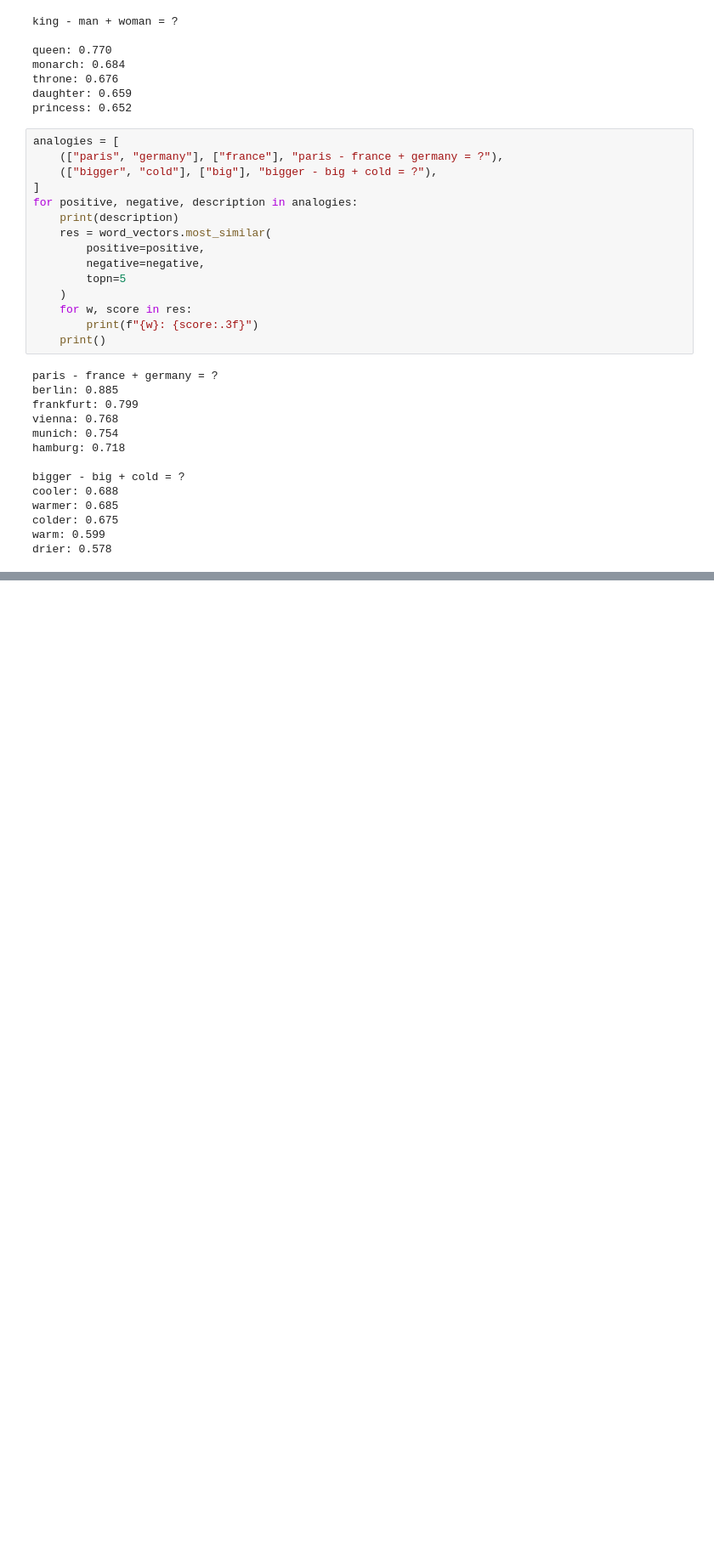
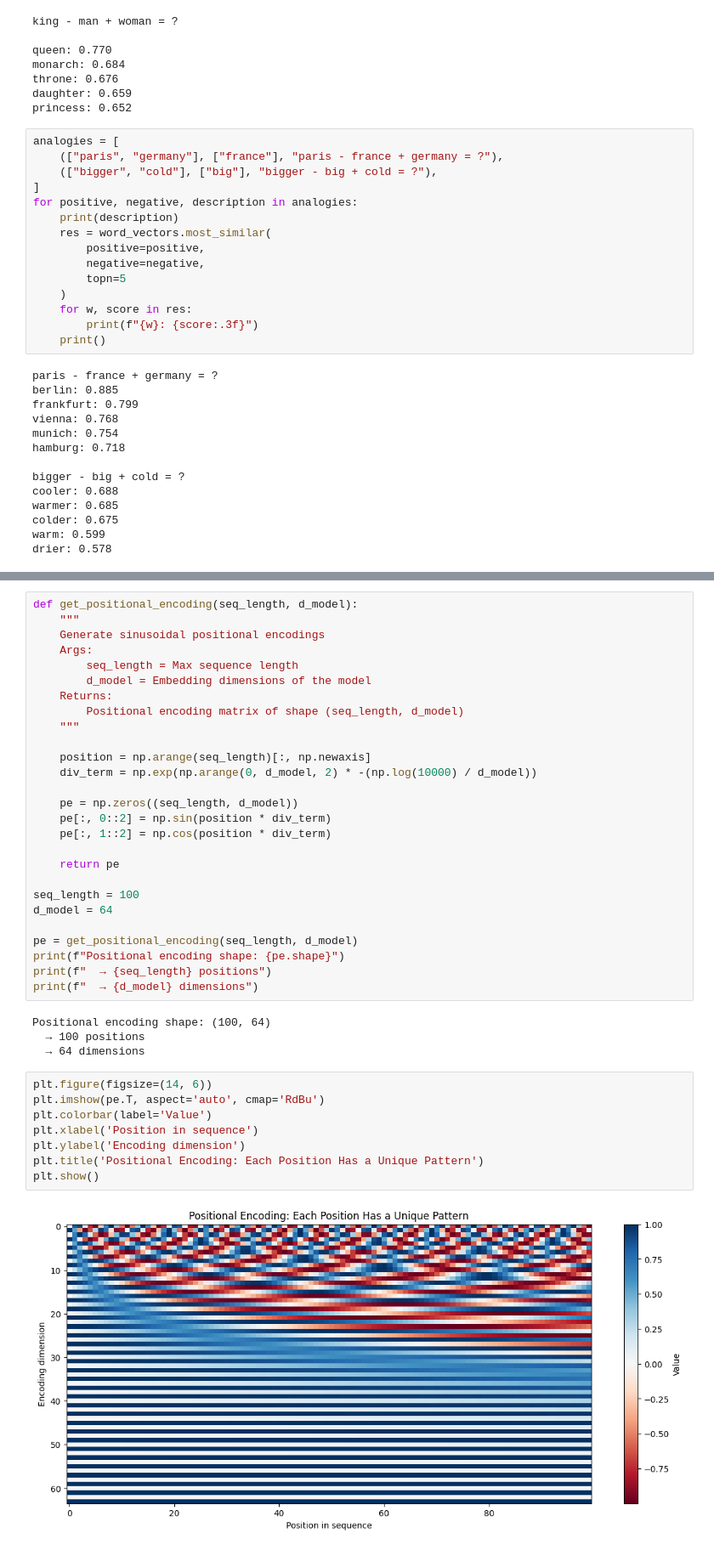
Before and after one commit to Aaidt/ML, a Jupyter notebook: transformers/from_text_to_attention.ipynb, the cells around one changed output, grey strips where cells are left out. Shown at 85% size. Saved outputs shown, nothing was run; the diff lists cells and outputs as text; blank space fills up the shorter version.

Commit message:
tested positional encodings

```diff
--- a/transformers/from_text_to_attention.ipynb
+++ b/transformers/from_text_to_attention.ipynb
@@ -156,0 +213,41 @@ drier: 0.578
+# %%
+def get_positional_encoding(seq_length, d_model):
+    """
+    Generate sinusoidal positional encodings
+    Args:
+        seq_length = Max sequence length
+        d_model = Embedding dimensions of the model
+    Returns:
+        Positional encoding matrix of shape (seq_length, d_model)
+    """
+
+    position = np.arange(seq_length)[:, np.newaxis]
+    div_term = np.exp(np.arange(0, d_model, 2) * -(np.log(10000) / d_model))
+
+    pe = np.zeros((seq_length, d_model))
+    pe[:, 0::2] = np.sin(position * div_term)
+    pe[:, 1::2] = np.cos(position * div_term)
+
+    return pe
+
+seq_length = 100
+d_model = 64
+
+pe = get_positional_encoding(seq_length, d_model)
+print(f"Positional encoding shape: {pe.shape}")
+print(f"  → {seq_length} positions")
+print(f"  → {d_model} dimensions")
+# %% [output]
+Positional encoding shape: (100, 64)
+  → 100 positions
+  → 64 dimensions
+# %%
+plt.figure(figsize=(14, 6))
+plt.imshow(pe.T, aspect='auto', cmap='RdBu')
+plt.colorbar(label='Value')
+plt.xlabel('Position in sequence')
+plt.ylabel('Encoding dimension')
+plt.title('Positional Encoding: Each Position Has a Unique Pattern')
+plt.show()
+# %% [output]
+[figure, added]
```
Also changed, not shown: parts of 7 cells of this notebook.
